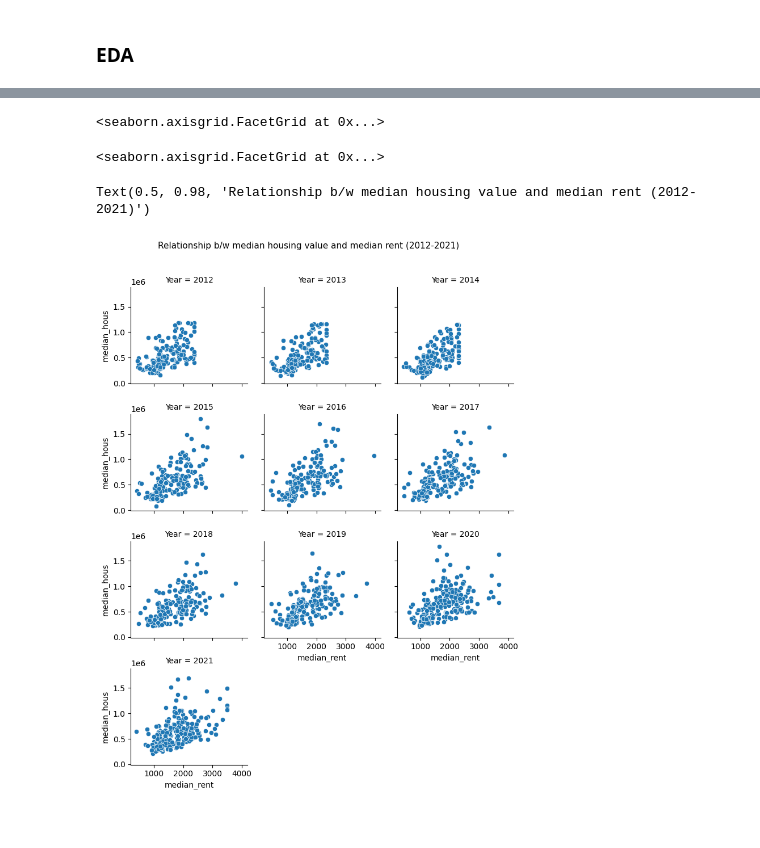
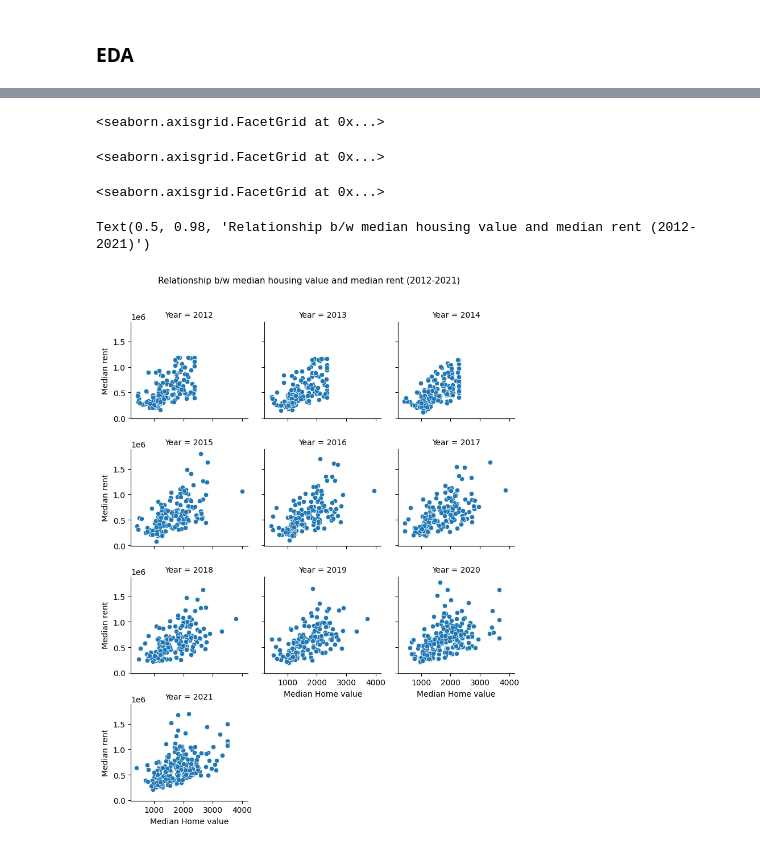
Before and after one commit to AyushLahiri/Predicting-Gentrification-in-DC, a Jupyter notebook: Data_preparation.ipynb, the cells around one changed output, grey strips where cells are left out. Saved outputs shown, nothing was run; the diff lists cells and outputs as text; code cells hidden in the pictures.

```diff
--- a/Data_preparation.ipynb
+++ b/Data_preparation.ipynb
@@ -299,11 +298,14 @@ Text(0.5, 0.98, 'Relationship b/w percentage of black population and median hous
 # %%
 g = sns.FacetGrid(acs_9yr_imputed, col="Year", height=2.5, col_wrap=3)
 g.map_dataframe(sns.scatterplot, x="median_rent", y="median_hous")
 g.add_legend()
 g.fig.subplots_adjust(top=0.9)
+g.set(xlabel='Median Home value', ylabel='Median rent')
+
 g.fig.suptitle('Relationship b/w median housing value and median rent (2012-2021)',fontsize=11)
 # %% [output]
 <seaborn.axisgrid.FacetGrid at 0x...>
 <seaborn.axisgrid.FacetGrid at 0x...>
-Text(0.5, 0.98, 'Relationship b/w median housing value and median rent (2012-2021)')
+<seaborn.axisgrid.FacetGrid at 0x...>
+Text(0.5, 0.98, 'Relationship b/w median housing value and median rent (2012-2021)')
-[figure, old version]
+[figure, new version]
```
Also changed, not shown: parts of 4 cells of this notebook, 2 other files.
